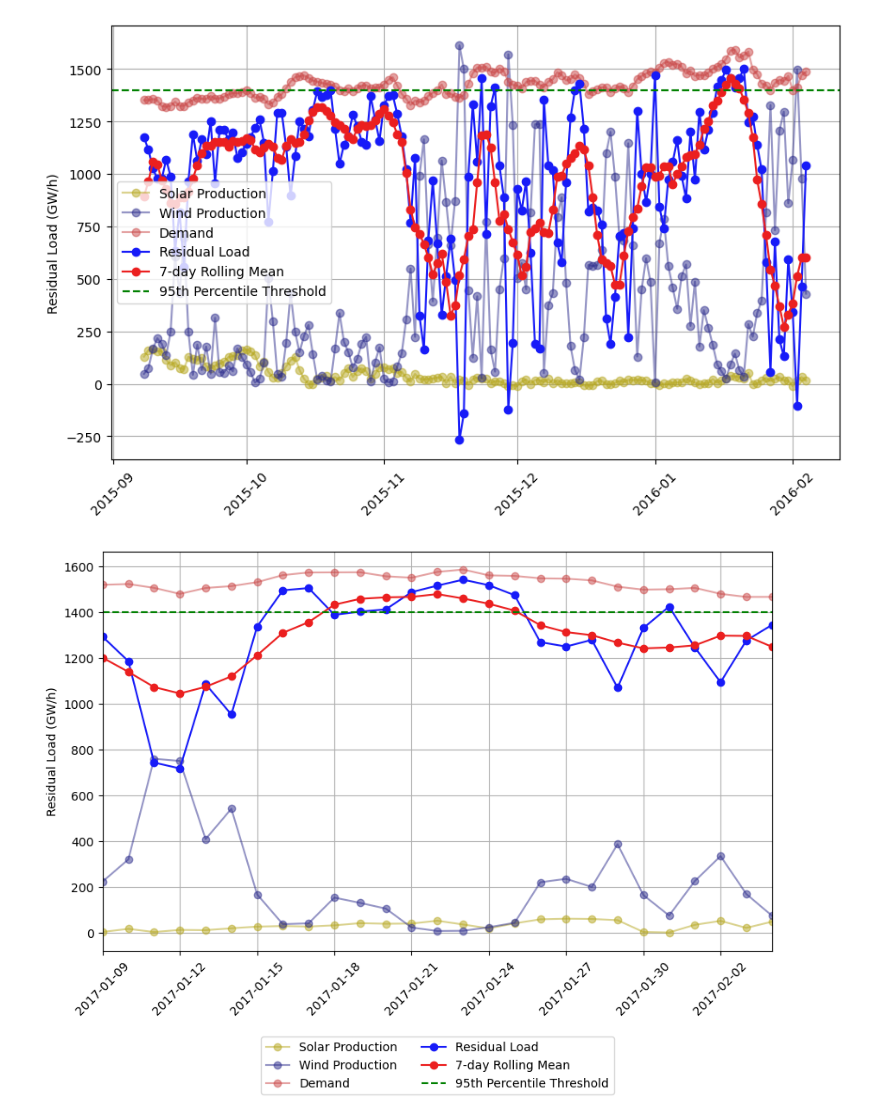
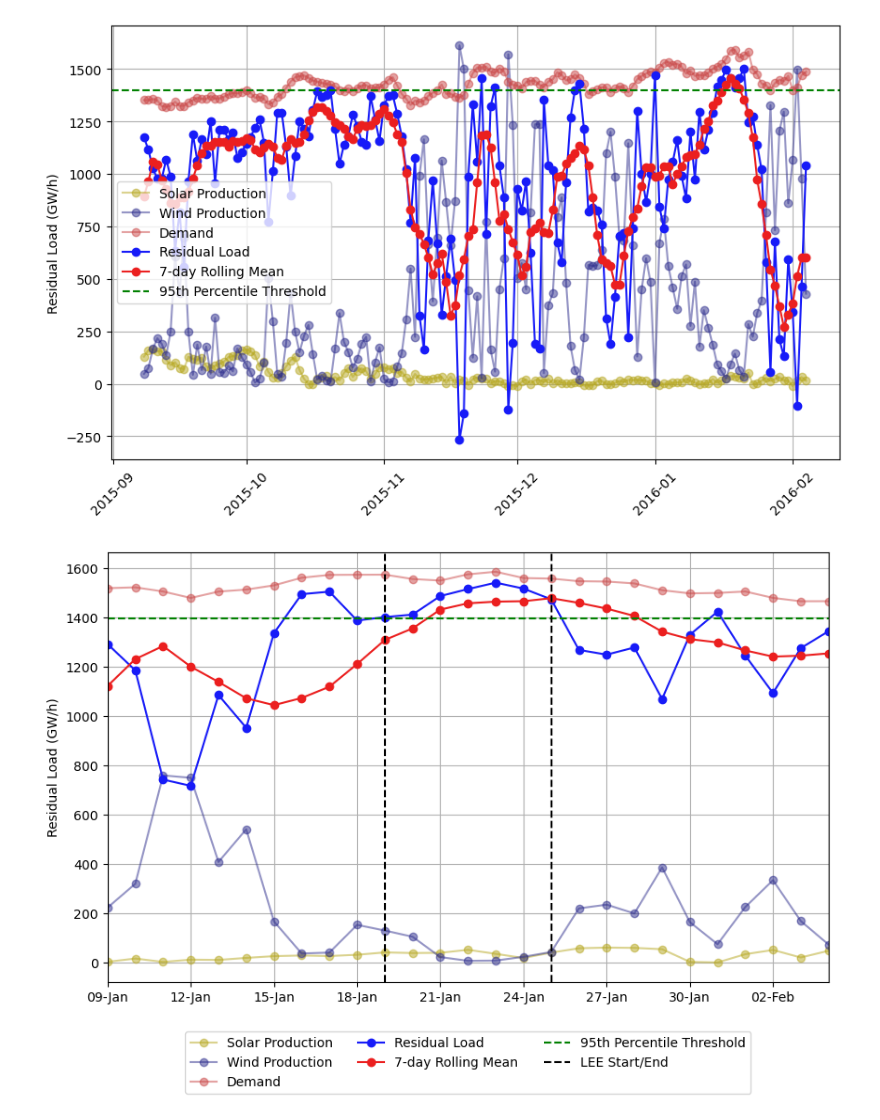
Before and after one commit to O-Nennecke/RL_2026_paper, a Jupyter notebook: LEE_Detection/LEE_ERA5_Results_specific_event.ipynb, the cells around one changed output. Cells and saved outputs as stored; diff of their text form; code cells hidden in the pictures.

Commit message:
Further work and plotting

```diff
--- a/LEE_Detection/LEE_ERA5_Results_specific_event.ipynb
+++ b/LEE_Detection/LEE_ERA5_Results_specific_event.ipynb
@@ -228,7 +232,9 @@ plt.show()
 [figure]
 # %%
 RL = ds_ERA5['Residual_load_adj']
-RL_mov_avg_7 = RL.rolling(time=7, center=True).mean()
+RL_mov_avg_7 = RL.rolling(time=7, center=False).mean()
+RL_mov_avg_14 = RL.rolling(time=14, center=False).mean()
+
 solar = ds_ERA5['solar_prod_adj']
 wind = ds_ERA5['wind_on_prod'] + ds_ERA5['wind_off_prod']
 demand = ds_ERA5['demand']
@@ -241,35 +247,43 @@ threshold = np.quantile(RL.values.flatten(), 0.95)
 # Extract the data for the specified range
 RL_plot = RL.sel(ESM_run=LEE['ESM_run'][evt])[LEE['index_start'][evt]-box: LEE['index_end'][evt]+1+box]
 rolling_mean_plot = RL_mov_avg_7.sel(ESM_run=LEE['ESM_run'][evt])[LEE['index_start'][evt]-box: LEE['index_end'][evt]+1+box]
+rolling_mean_plot_14 = RL_mov_avg_14.sel(ESM_run=LEE['ESM_run'][evt])[LEE['index_start'][evt]-box: LEE['index_end'][evt]+1+box]
+
 solar = solar.sel(ESM_run=LEE['ESM_run'][evt])[LEE['index_start'][evt]-box: LEE['index_end'][evt]+1+box]
 wind = wind.sel(ESM_run=LEE['ESM_run'][evt])[LEE['index_start'][evt]-box: LEE['index_end'][evt]+1+box]
 demand = demand.sel(ESM_run=LEE['ESM_run'][evt])[LEE['index_start'][evt]-box: LEE['index_end'][evt]+1+box]
 
 
 
 plt.figure(figsize=(10, 6))
 
 plt.plot(RL_plot['time'], solar, marker='o', linestyle='-', color="#B6A71E", alpha=0.5, label='Solar Production')
 plt.plot(RL_plot['time'], wind, marker='o', linestyle='-', color="#2D2D8D", alpha=0.5, label='Wind Production')
 plt.plot(RL_plot['time'], demand, marker='o', linestyle='-', color="#CA4747", alpha=0.5, label='Demand')
 
 plt.plot(RL_plot['time'], RL_plot, marker='o', linestyle='-', color="#171BF8", label='Residual Load')
 plt.plot(rolling_mean_plot['time'], rolling_mean_plot, marker='o', linestyle='-', color="#EB1F1F", label='7-day Rolling Mean')
+# plt.plot(rolling_mean_plot_14['time'], rolling_mean_plot_14, marker='o', linestyle='-', color="#F5A623", label='14-day Rolling Mean')
 # Threshold
 plt.axhline(y=threshold, color='g', linestyle='--', label='95th Percentile Threshold')
 
+plt.axvline(x=RL_plot['time'].isel(time=box).values, color='k', linestyle='--', label='LEE Start/End')
+plt.axvline(x=RL_plot['time'].isel(time=box+6).values, color='k', linestyle='--')
+
+
 # Set xticks at regular intervals
 xticks = RL_plot['time'][::3]
-plt.xticks(xticks, rotation=45)
+xtick_labels = [pd.to_datetime(str(t)).strftime('%d-%b') for t in xticks.values]
+plt.xticks(xticks, labels=xtick_labels, rotation=0)
 plt.xlim(RL_plot['time'].min(), RL_plot['time'].max())
 plt.ylabel('Residual Load (GW/h)')
 plt.grid(True)
-plt.legend(loc='upper center', bbox_to_anchor=(0.5, -0.2), ncol=2)
+plt.legend(loc='upper center', bbox_to_anchor=(0.5, -0.1), ncol=3)
 
 # Save plot
-plt.savefig('/home/onennecke/Code/Figures/Event_2017_TS.png', bbox_inches='tight', dpi=300)
+# plt.savefig('/home/onennecke/Code/Figures/Event_2017_TS.png', bbox_inches='tight', dpi=300)
 
 
 plt.show()
 # %% [output]
-[figure, old version]
+[figure, new version]
```
Also changed, not shown: parts of 14 cells of this notebook, 54 other files.
